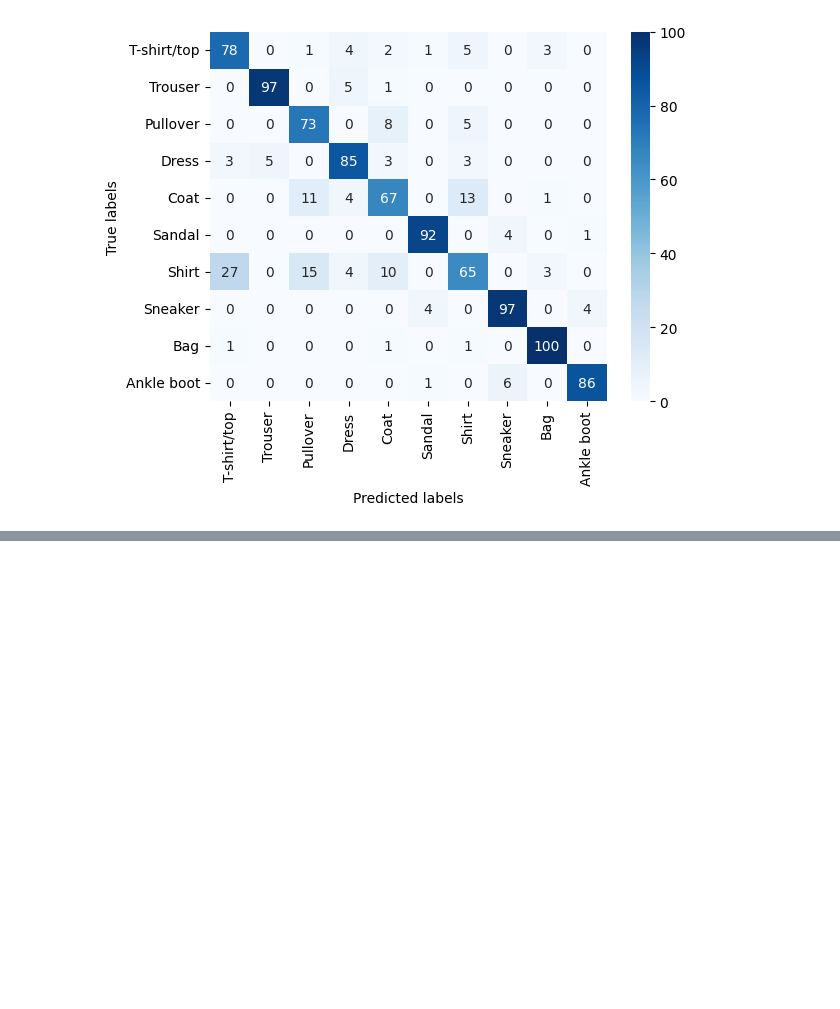
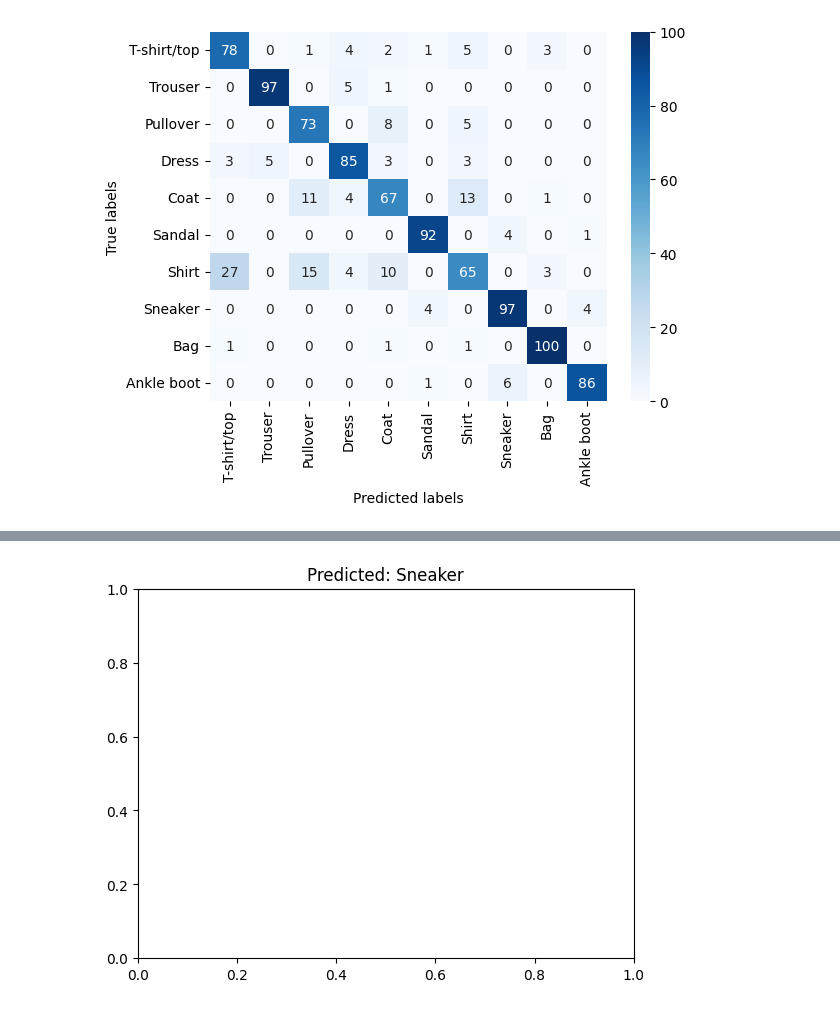
Before and after one commit to sentongo-web/LAB-SCENARIOS, a Jupyter notebook: FashionMNST.ipynb, the cells around one changed output, grey strips where cells are left out. Saved outputs shown, nothing was run; the diff lists cells and outputs as text; code cells hidden in the pictures; blank space fills up the shorter version.

```diff
--- a/FashionMNST.ipynb
+++ b/FashionMNST.ipynb
@@ -287,0 +604,8 @@ plt.show()
+# %%
+# Add the predicted class as the title
+plt.title(f"Predicted: {class_names[predicted_class]}")
+
+# Show the image with the prediction
+plt.show()
+# %% [output]
+[figure, added]
```
Also changed, not shown: parts of 9 cells of this notebook, 1 other file.
